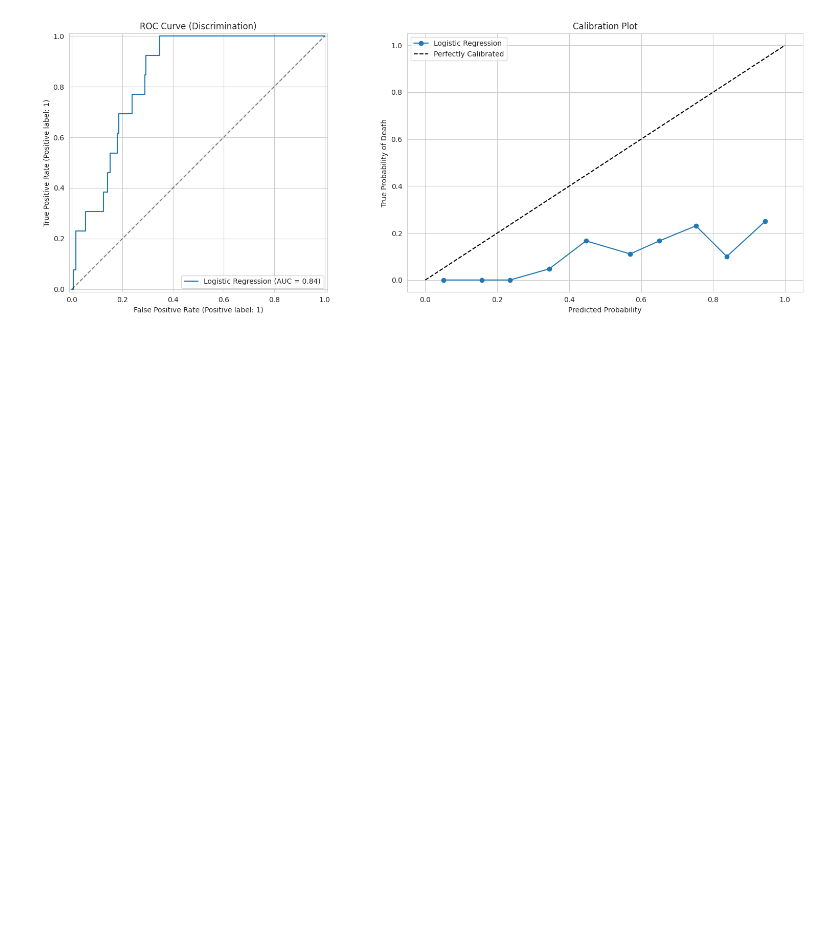
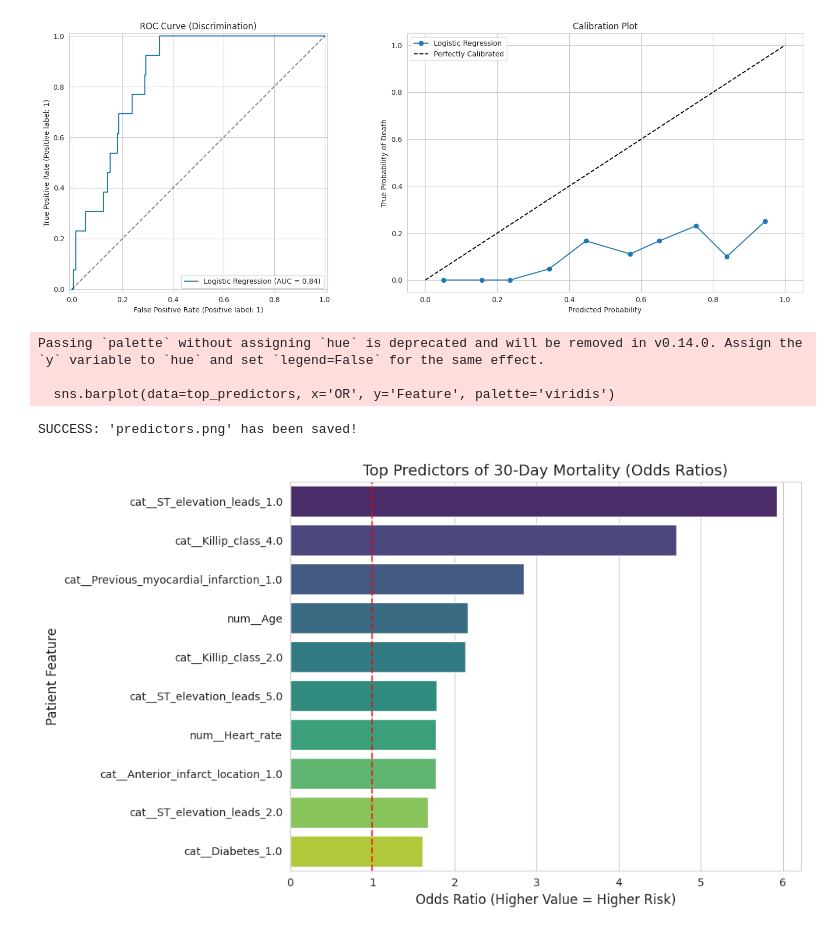
Before and after one commit to Tanjim-hossain/Prediction-Model-for-30-Day-Mortality-Following-Acute-Myocardial-Infarction, a Jupyter notebook: AMI_Mortality_Prediction.ipynb, the cells around one changed output. Cells and saved outputs as stored; diff of their text form; code cells hidden in the pictures; blank space fills up the shorter version.

```diff
--- a/AMI_Mortality_Prediction.ipynb
+++ b/AMI_Mortality_Prediction.ipynb
@@ -244,3 +246,29 @@ plt.tight_layout()
 plt.show()
 # %% [output]
 [figure]
+# %%
+import seaborn as sns
+import matplotlib.pyplot as plt
+
+# 1. Get the top 10 risk factors
+top_predictors = coef_df.sort_values(by='OR', ascending=False).head(10)
+
+# 2. Create the chart
+plt.figure(figsize=(10, 6))
+sns.barplot(data=top_predictors, x='OR', y='Feature', palette='viridis')
+
+plt.title("Top Predictors of 30-Day Mortality (Odds Ratios)", fontsize=14)
+plt.xlabel("Odds Ratio (Higher Value = Higher Risk)", fontsize=12)
+plt.ylabel("Patient Feature", fontsize=12)
+plt.axvline(x=1, color='red', linestyle='--', alpha=0.7)
+
+plt.tight_layout()
+plt.savefig('predictors.png', dpi=300)
+print("SUCCESS: 'predictors.png' has been saved!")
+plt.show()
+# %% [output]
+Passing `palette` without assigning `hue` is deprecated and will be removed in v0.14.0. Assign the `y` variable to `hue` and set `legend=False` for the same effect.
+
+  sns.barplot(data=top_predictors, x='OR', y='Feature', palette='viridis')
+SUCCESS: 'predictors.png' has been saved!
+[figure, added]
```
Also changed, not shown: parts of 3 cells of this notebook.
